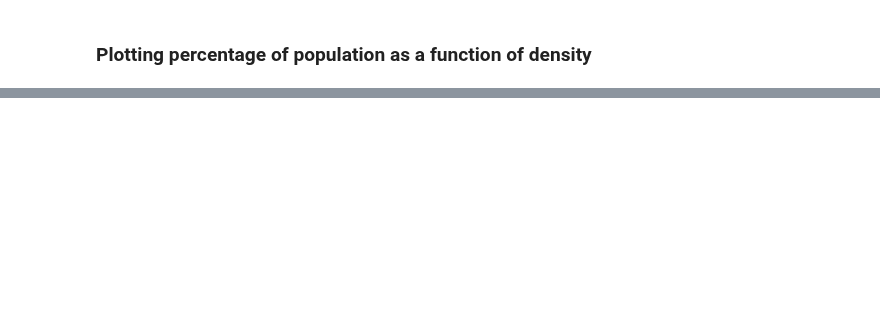
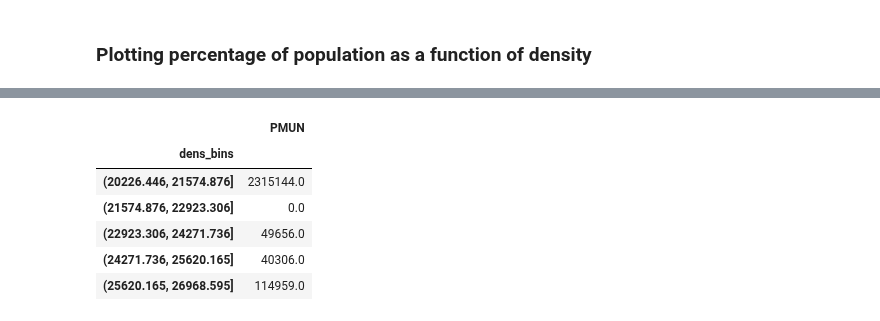
Before and after one commit to Toff-CxDaurade/French-Population, a Jupyter notebook: data_population-density.ipynb, the cells around one changed output, grey strips where cells are left out. Drawn from its saved outputs; the diff is of its cells as text; code cells hidden in the pictures; blank space fills up the shorter version.

```diff
--- a/data_population-density.ipynb
+++ b/data_population-density.ipynb
@@ -245,0 +268,11 @@ Joffrey to add new plot here:
+# %%
+df_grouped = df_.groupby(by='dens_bins').sum()
+df_grouped.tail()
+# %% [output]
+|  | PMUN |
+| dens_bins |  |
+| (20226.446, 21574.876] | 2315144.0 |
+| (21574.876, 22923.306] | 0.0 |
+| (22923.306, 24271.736] | 49656.0 |
+| (24271.736, 25620.165] | 40306.0 |
+| (25620.165, 26968.595] | 114959.0 |
```
Also changed, not shown: parts of 14 cells of this notebook.
